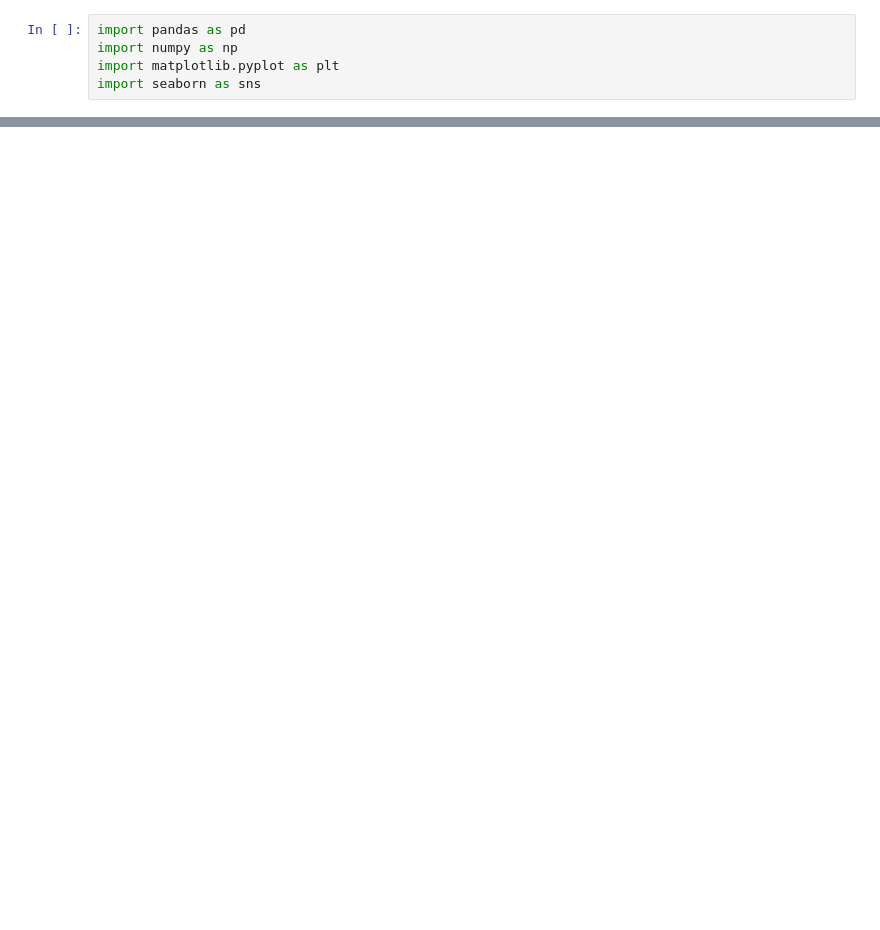
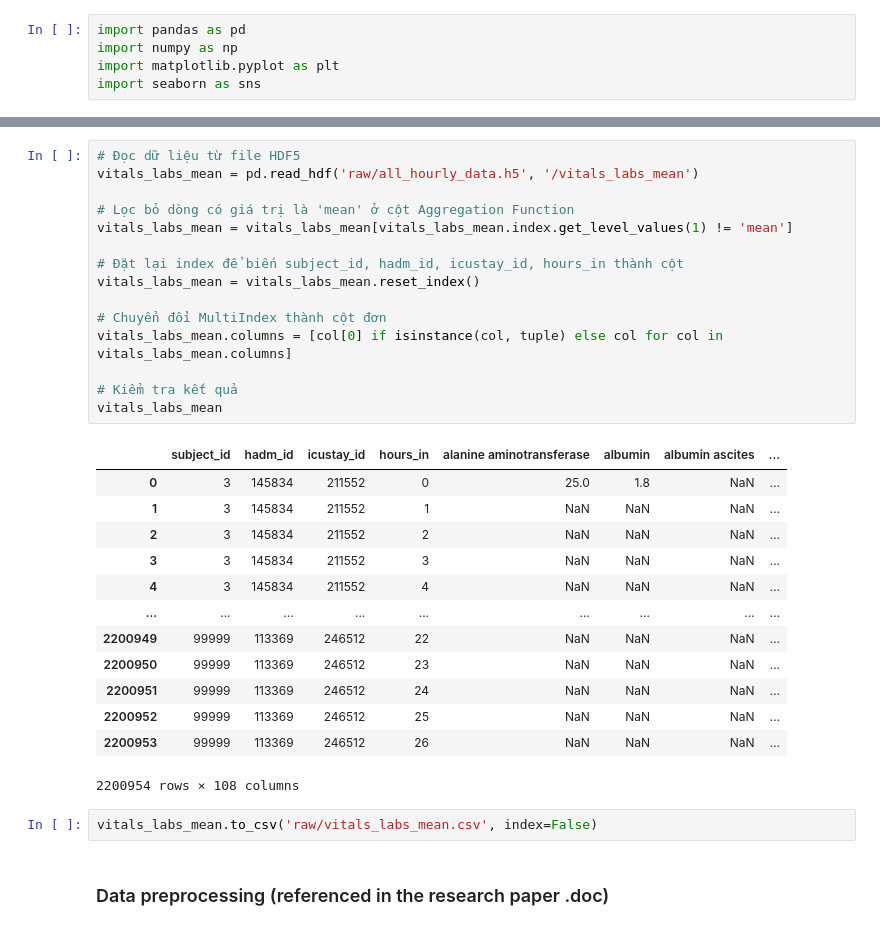
Before and after one commit to hoangziet/Regression_Approach_for_Hospital_Stay, a Jupyter notebook: DATA/data_exploring.ipynb, the cells around one changed output, grey strips where cells are left out. Saved outputs shown, nothing was run; the diff lists cells and outputs as text; blank space fills up the shorter version.

```diff
--- a/DATA/data_exploring.ipynb
+++ b/DATA/data_exploring.ipynb
@@ -385,0 +75,33 @@ icustays_df.to_csv('./cleaned/icustays_cleaned.csv', index=False)
+# %%
+# Đọc dữ liệu từ file HDF5
+vitals_labs_mean = pd.read_hdf('raw/all_hourly_data.h5', '/vitals_labs_mean')
+
+# Lọc bỏ dòng có giá trị là 'mean' ở cột Aggregation Function
+vitals_labs_mean = vitals_labs_mean[vitals_labs_mean.index.get_level_values(1) != 'mean']
+
+# Đặt lại index để biến subject_id, hadm_id, icustay_id, hours_in thành cột
+vitals_labs_mean = vitals_labs_mean.reset_index()
+
+# Chuyển đổi MultiIndex thành cột đơn
+vitals_labs_mean.columns = [col[0] if isinstance(col, tuple) else col for col in vitals_labs_mean.columns]
+
+# Kiểm tra kết quả
+vitals_labs_mean
+# %% [output]
+|  | subject_id | hadm_id | icustay_id | hours_in | alanine aminotransferase | albumin | albumin ascites | ... |
+| 0 | 3 | 145834 | 211552 | 0 | 25.0 | 1.8 | NaN | ... |
+| 1 | 3 | 145834 | 211552 | 1 | NaN | NaN | NaN | ... |
+| 2 | 3 | 145834 | 211552 | 2 | NaN | NaN | NaN | ... |
+| 3 | 3 | 145834 | 211552 | 3 | NaN | NaN | NaN | ... |
+| 4 | 3 | 145834 | 211552 | 4 | NaN | NaN | NaN | ... |
+| ... | ... | ... | ... | ... | ... | ... | ... | ... |
+| 2200949 | 99999 | 113369 | 246512 | 22 | NaN | NaN | NaN | ... |
+| 2200950 | 99999 | 113369 | 246512 | 23 | NaN | NaN | NaN | ... |
+| 2200951 | 99999 | 113369 | 246512 | 24 | NaN | NaN | NaN | ... |
+| 2200952 | 99999 | 113369 | 246512 | 25 | NaN | NaN | NaN | ... |
+| 2200953 | 99999 | 113369 | 246512 | 26 | NaN | NaN | NaN | ... |
+2200954 rows × 108 columns
+# %%
+vitals_labs_mean.to_csv('raw/vitals_labs_mean.csv', index=False)
+# %% [markdown]
+### Data preprocessing (referenced in the research paper .doc)
```
Also changed, not shown: parts of 67 cells of this notebook, 9 other files.
